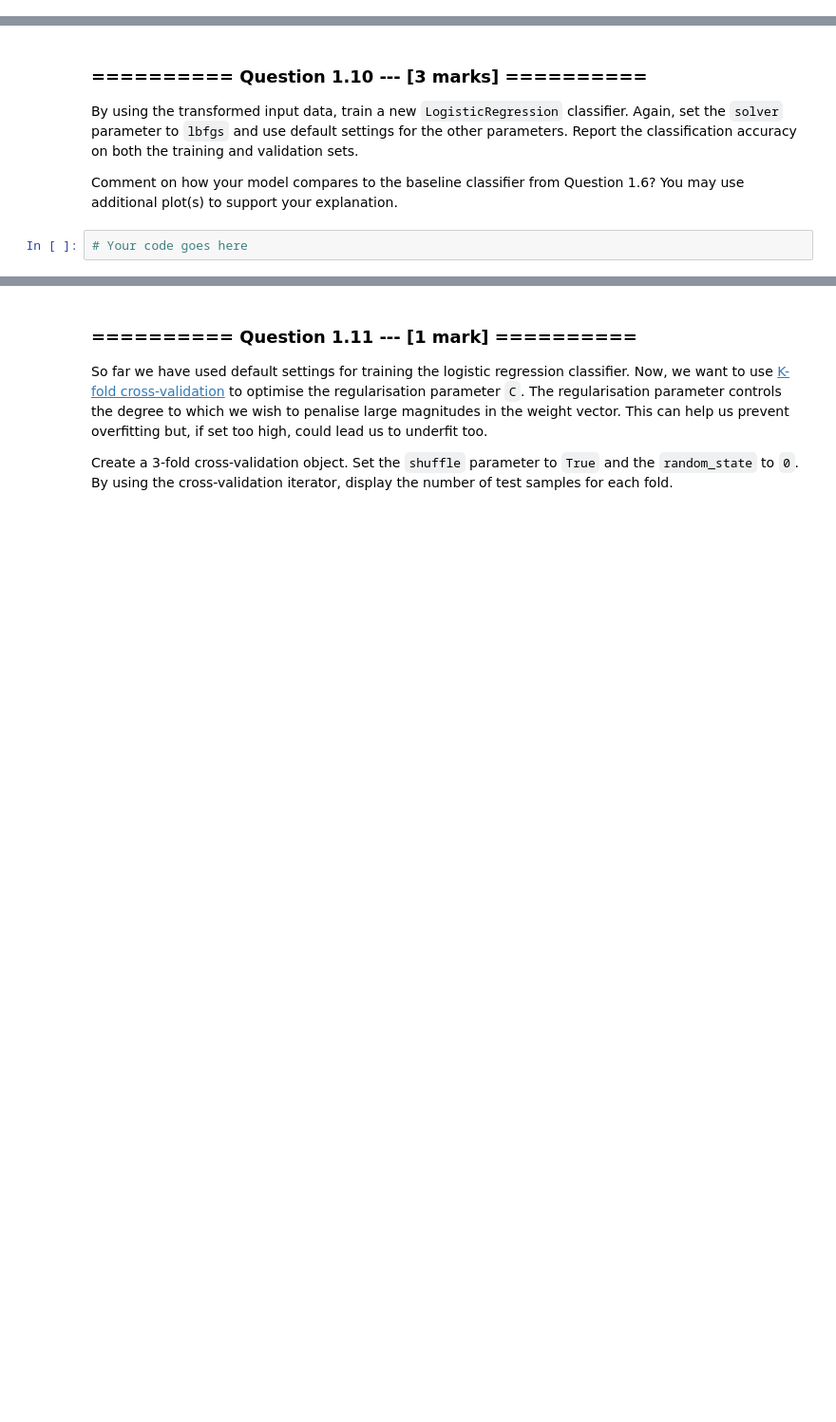
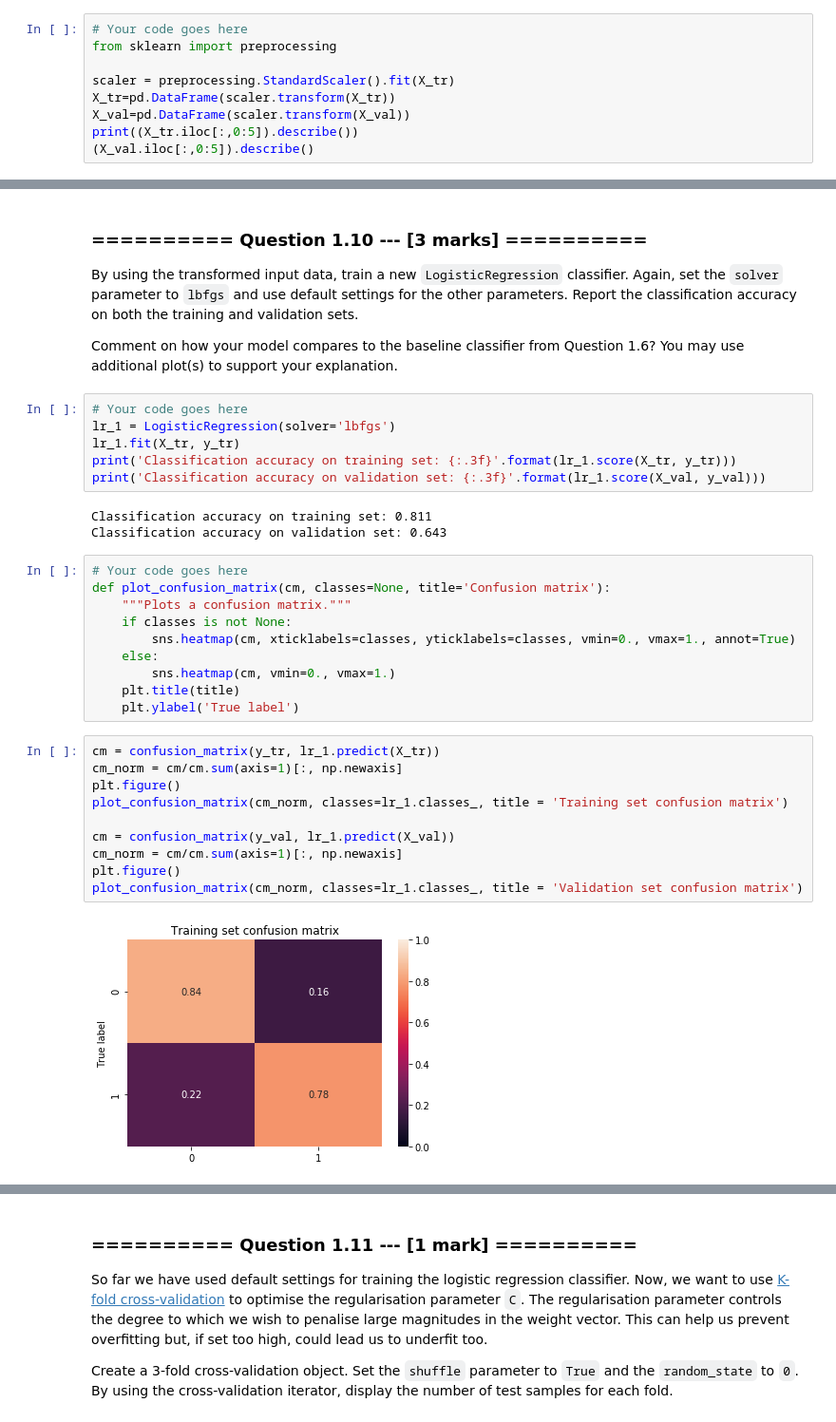
Before and after one commit to ShootingSpace/Machine-learning-practical-with-scikit-learn, a Jupyter notebook: 07_Assignment_3.ipynb, the cells around one changed output, grey strips where cells are left out. Shown at 95% size. Drawn from its saved outputs; the diff is of its cells as text; blank space fills up the shorter version.

```diff
--- a/07_Assignment_3.ipynb
+++ b/07_Assignment_3.ipynb
@@ -259,0 +292,9 @@ Once your training and validation input data have been transformed, display the
+# %%
+# Your code goes here
+from sklearn import preprocessing
+
+scaler = preprocessing.StandardScaler().fit(X_tr)
+X_tr=pd.DataFrame(scaler.transform(X_tr))
+X_val=pd.DataFrame(scaler.transform(X_val))
+print((X_tr.iloc[:,0:5]).describe())
+(X_val.iloc[:,0:5]).describe()
@@ -262,5 +327,34 @@ Once your training and validation input data have been transformed, display the
 By using the transformed input data, train a new `LogisticRegression` classifier. Again, set the `solver` parameter to `lbfgs` and use default settings for the other parameters. Report the classification accuracy on both the training and validation sets.
 
 Comment on how your model compares to the baseline classifier from Question 1.6? You may use additional plot(s) to support your explanation.
-# %%
-# Your code goes here
+# %%
+# Your code goes here
+lr_1 = LogisticRegression(solver='lbfgs')
+lr_1.fit(X_tr, y_tr)
+print('Classification accuracy on training set: {:.3f}'.format(lr_1.score(X_tr, y_tr)))
+print('Classification accuracy on validation set: {:.3f}'.format(lr_1.score(X_val, y_val)))
+# %% [output]
+Classification accuracy on training set: 0.811
+Classification accuracy on validation set: 0.643
+# %%
+# Your code goes here
+def plot_confusion_matrix(cm, classes=None, title='Confusion matrix'):
+    """Plots a confusion matrix."""
+    if classes is not None:
+        sns.heatmap(cm, xticklabels=classes, yticklabels=classes, vmin=0., vmax=1., annot=True)
+    else:
+        sns.heatmap(cm, vmin=0., vmax=1.)
+    plt.title(title)
+    plt.ylabel('True label')
+# %%
+cm = confusion_matrix(y_tr, lr_1.predict(X_tr))
+cm_norm = cm/cm.sum(axis=1)[:, np.newaxis]
+plt.figure()
+plot_confusion_matrix(cm_norm, classes=lr_1.classes_, title = 'Training set confusion matrix')
+
+cm = confusion_matrix(y_val, lr_1.predict(X_val))
+cm_norm = cm/cm.sum(axis=1)[:, np.newaxis]
+plt.figure()
+plot_confusion_matrix(cm_norm, classes=lr_1.classes_, title = 'Validation set confusion matrix')
+# %% [output]
+[figure, added]
```
Also changed, not shown: parts of 21 cells of this notebook, 2 other files.
